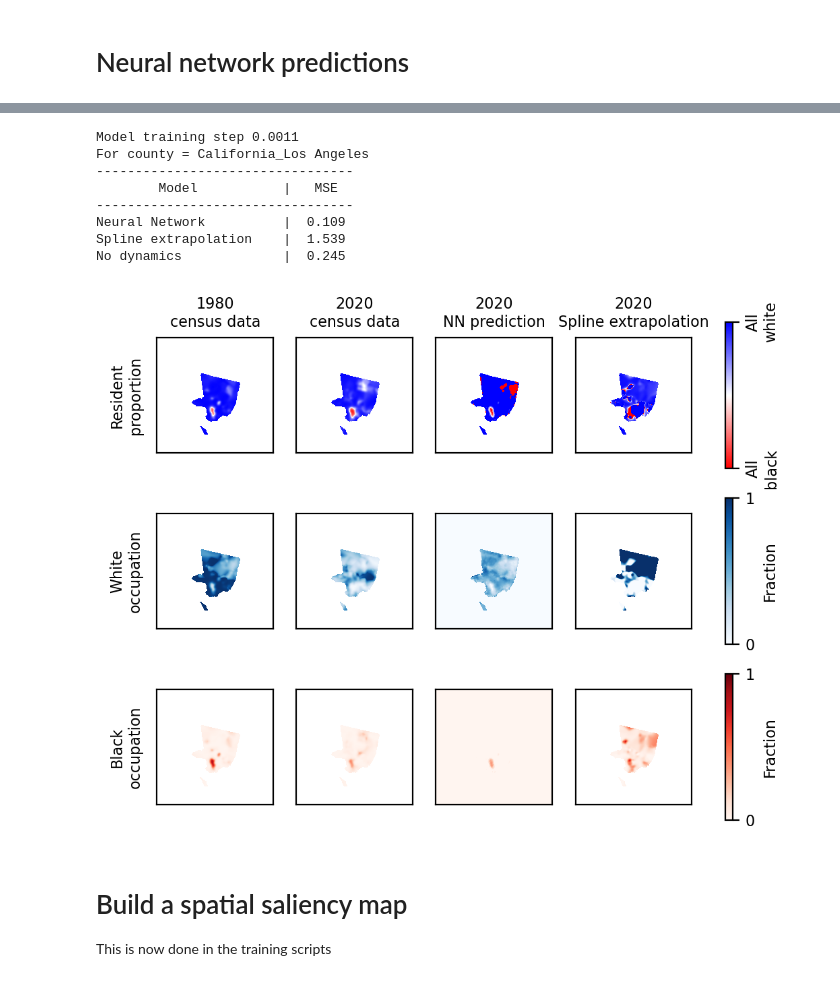
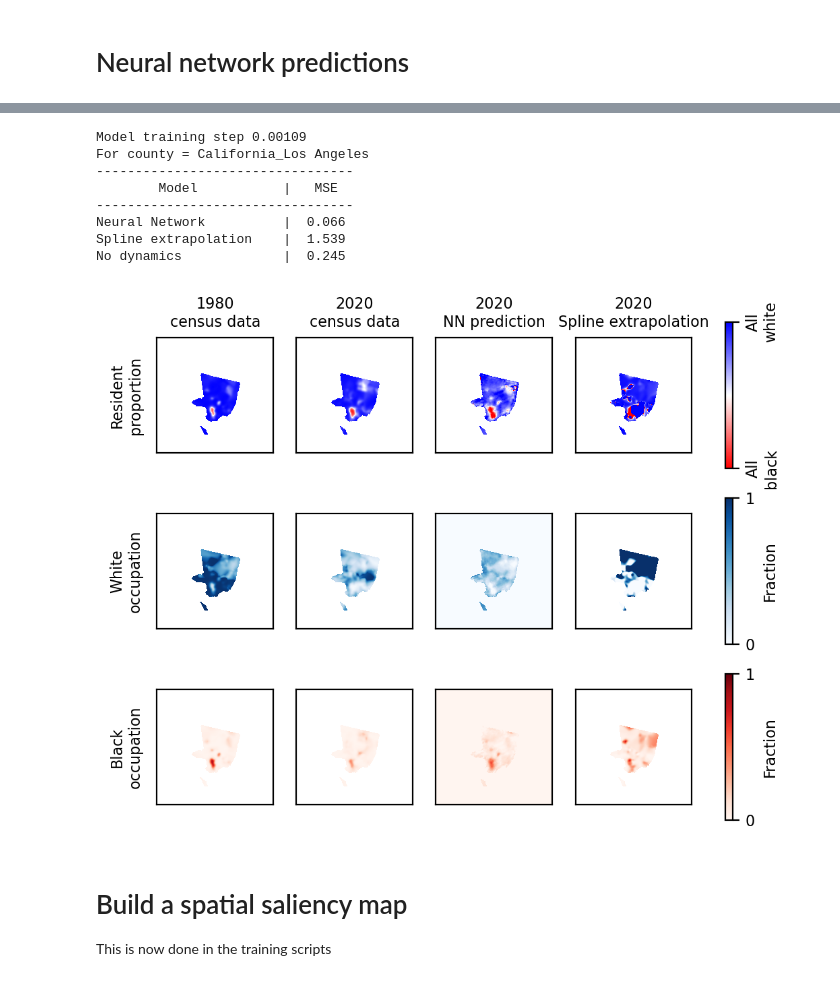
Before and after one commit to jcolen/sociohydro, a Jupyter notebook: decennial/DecennialPBNN.ipynb, the cells around one changed output, grey strips where cells are left out. Cells and saved outputs as stored; diff of their text form; code cells hidden in the pictures.

```diff
--- a/decennial/DecennialPBNN.ipynb
+++ b/decennial/DecennialPBNN.ipynb
@@ -210,8 +210,8 @@ def make_predictions_plot(model, county):
     # Neural network prediction
     ic = dataset[0]
     ic['wb0'] = ic['wb0'].to(device)
-    loss = model.training_step(ic)[1]
-    print(f'Model training step {loss:.3g}')
+    #loss = model.training_step(ic)[1]
+    #print(f'Model training step {loss:.3g}')
 
     with torch.no_grad(), d_ad.stop_annotating():
         wbNN = model.simulate(ic, dataset.mesh, device, tmax=40, dt=1).cpu().numpy()
@@ -328,22 +377,22 @@ No dynamics             |  0.256
 # %%
 from census_pbnn import CensusPBNN
 
 info = torch.load(f'legacy/models/SourcedOnlyPBNN.ckpt')
-info = torch.load('models/CensusPBNN_legacy.ckpt')
+info = torch.load('models/CensusPBNN_scheduled.ckpt')
 model = CensusPBNN().to(device)
 model.load_state_dict(info['state_dict'], strict=False)
 
 make_predictions_plot(model, 'California_Los Angeles');
 # %% [output]
-Model training step 0.0011
+Model training step 0.00109
 For county = California_Los Angeles
 ---------------------------------
         Model           |   MSE
 ---------------------------------
-Neural Network          |  0.109
+Neural Network          |  0.066
 Spline extrapolation    |  1.539
 No dynamics             |  0.245
-[figure, old version]
+[figure, new version]
 # %% [markdown]
 # Build a spatial saliency map
 
```
Also changed, not shown: parts of 4 cells of this notebook, 4 other files.
